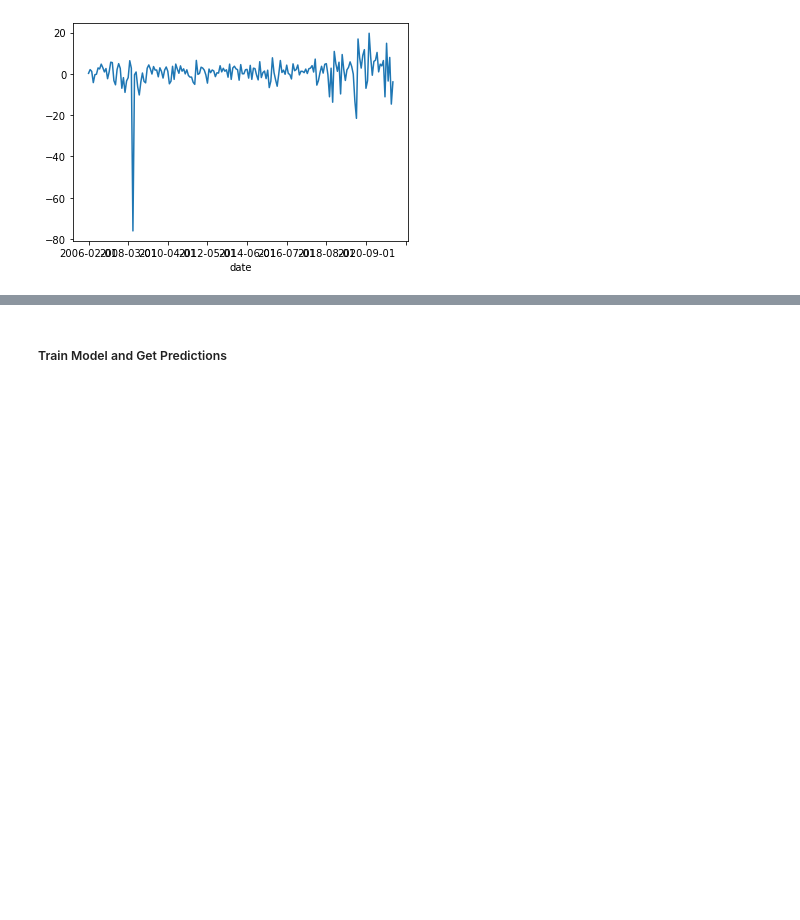
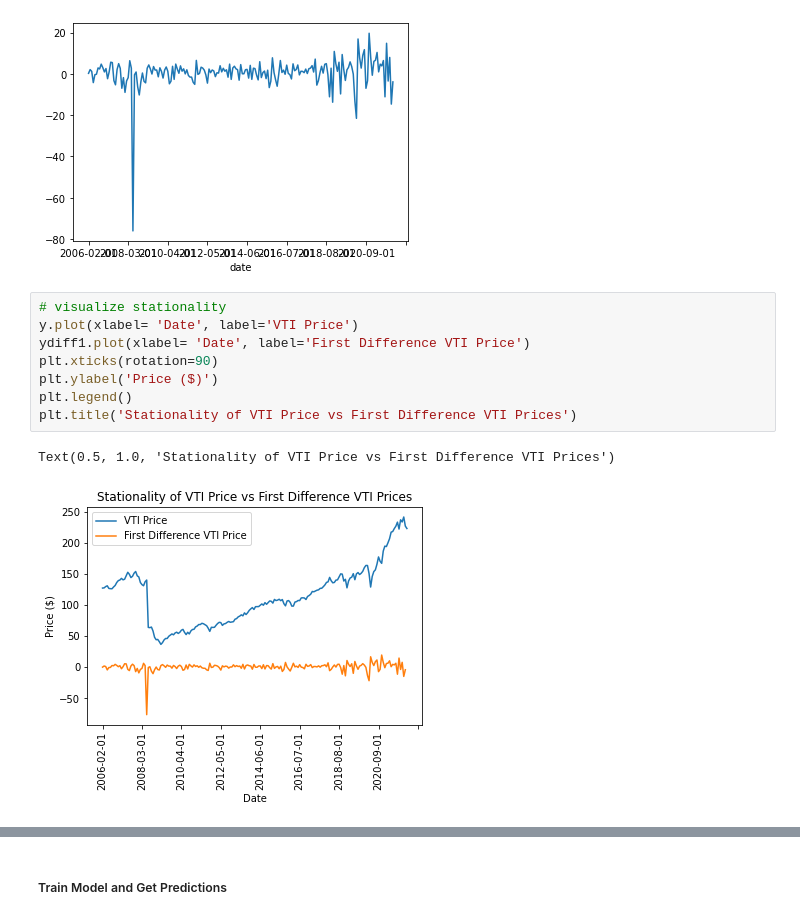
Before and after one commit to akittendorf/Domestic-Stock-Market-Analysis, a Jupyter notebook: Code/arima.ipynb, the cells around one changed output, grey strips where cells are left out. Drawn from its saved outputs; the diff is of its cells as text; blank space fills up the shorter version.

```diff
--- a/Code/arima.ipynb
+++ b/Code/arima.ipynb
@@ -99,6 +112,17 @@ print('p-value: %.2f' % result1[1])
 # %% [output]
 p-value: 0.00
 [figure]
+# %%
+# visualize stationality
+y.plot(xlabel= 'Date', label='VTI Price')
+ydiff1.plot(xlabel= 'Date', label='First Difference VTI Price')
+plt.xticks(rotation=90)
+plt.ylabel('Price ($)')
+plt.legend()
+plt.title('Stationality of VTI Price vs First Difference VTI Prices')
+# %% [output]
+Text(0.5, 1.0, 'Stationality of VTI Price vs First Difference VTI Prices')
+[figure, added]
 # %%
 # check for autocorrelation of 1st difference (MA)
 acfplot1 = plot_acf(ydiff1, alpha=0.05)
```
Also changed, not shown: parts of 4 cells of this notebook.
